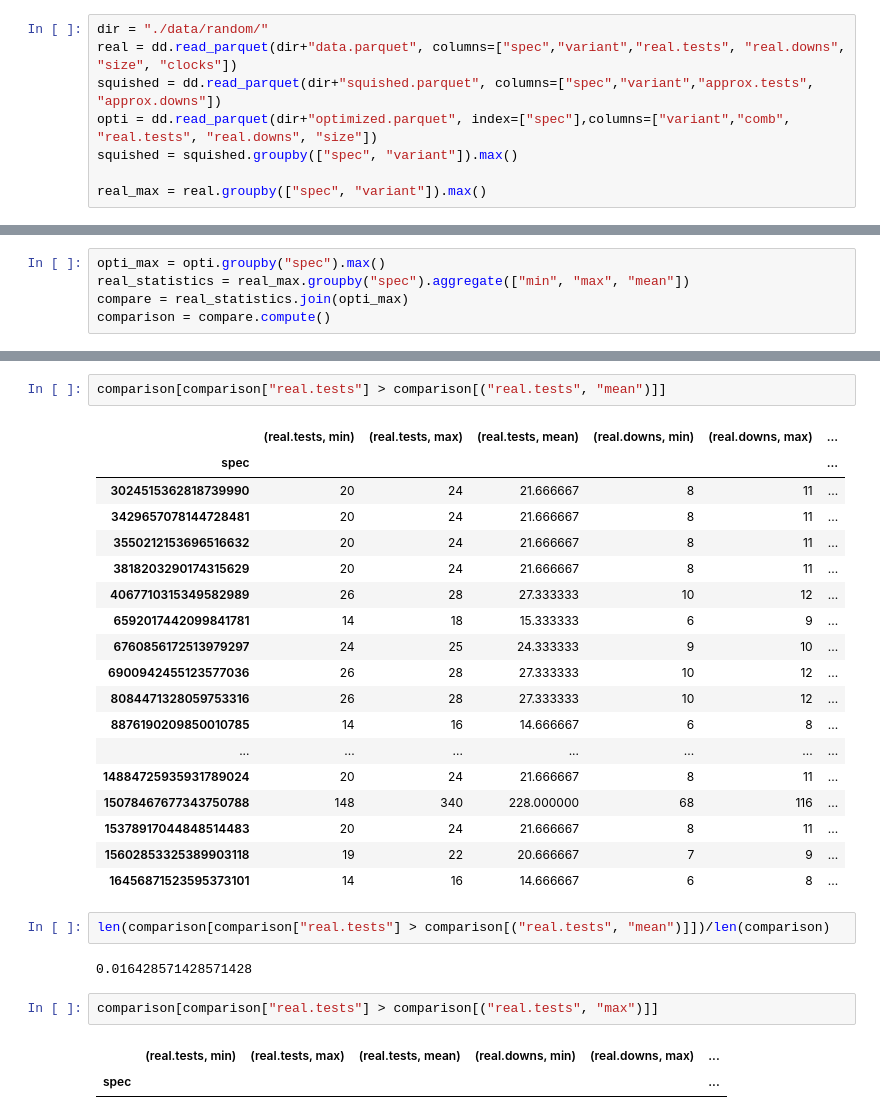
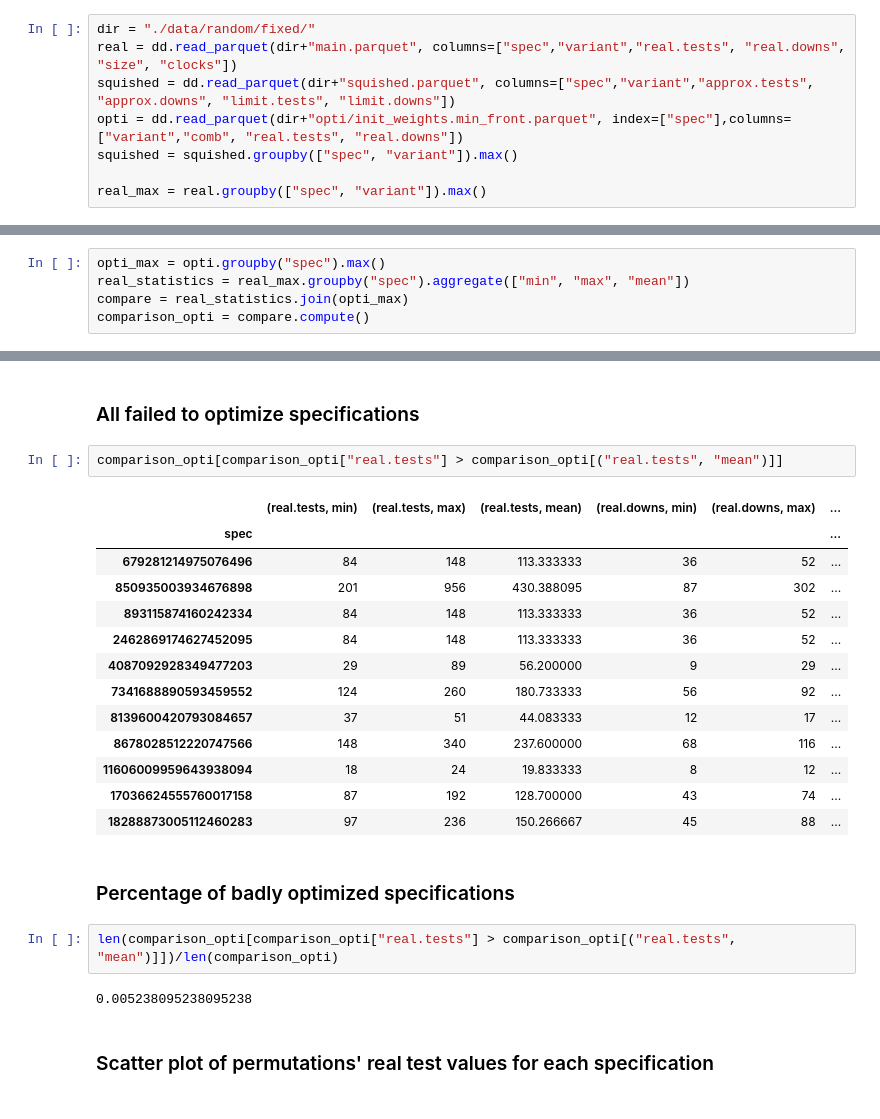
Before and after one commit to PaulRaUnite/ccsl-rs, a Jupyter notebook: plotter/comparison.ipynb, the cells around one changed output, grey strips where cells are left out. Saved outputs shown, nothing was run; the diff lists cells and outputs as text.

```diff
--- a/plotter/comparison.ipynb
+++ b/plotter/comparison.ipynb
@@ -3,10 +6,10 @@ import dask.dataframe as dd
 from IPython.core.interactiveshell import InteractiveShell
 InteractiveShell.ast_node_interactivity = "all"
 # %%
-dir = "./data/random/"
-real = dd.read_parquet(dir+"data.parquet", columns=["spec","variant","real.tests", "real.downs", "size", "clocks"])
-squished = dd.read_parquet(dir+"squished.parquet", columns=["spec","variant","approx.tests", "approx.downs"])
-opti = dd.read_parquet(dir+"optimized.parquet", index=["spec"],columns=["variant","comb", "real.tests", "real.downs", "size"])
+dir = "./data/random/fixed/"
+real = dd.read_parquet(dir+"main.parquet", columns=["spec","variant","real.tests", "real.downs", "size", "clocks"])
+squished = dd.read_parquet(dir+"squished.parquet", columns=["spec","variant","approx.tests", "approx.downs", "limit.tests", "limit.downs"])
+opti = dd.read_parquet(dir+"opti/init_weights.min_front.parquet", index=["spec"],columns=["variant","comb", "real.tests", "real.downs"])
 squished = squished.groupby(["spec", "variant"]).max()
 
 real_max = real.groupby(["spec", "variant"]).max()
@@ -27,4 +52,4 @@ comparison_squished = comparison_squished.sort_values("clocks")
 opti_max = opti.groupby("spec").max()
 real_statistics = real_max.groupby("spec").aggregate(["min", "max", "mean"])
 compare = real_statistics.join(opti_max)
-comparison = compare.compute()
+comparison_opti = compare.compute()
@@ -36,33 +79,29 @@ comparison[["real.tests", ("real.tests", "min"), ("real.tests", "mean"), ("real.
+# %% [markdown]
+### All failed to optimize specifications
 # %%
-comparison[comparison["real.tests"] > comparison[("real.tests", "mean")]]
+comparison_opti[comparison_opti["real.tests"] > comparison_opti[("real.tests", "mean")]]
 # %% [output]
 |  | (real.tests, min) | (real.tests, max) | (real.tests, mean) | (real.downs, min) | (real.downs, max) | ... |
 | spec |  |  |  |  |  | ... |
-| 3024515362818739990 | 20 | 24 | 21.666667 | 8 | 11 | ... |
-| 3429657078144728481 | 20 | 24 | 21.666667 | 8 | 11 | ... |
-| 3550212153696516632 | 20 | 24 | 21.666667 | 8 | 11 | ... |
-| 3818203290174315629 | 20 | 24 | 21.666667 | 8 | 11 | ... |
-| 4067710315349582989 | 26 | 28 | 27.333333 | 10 | 12 | ... |
-| 6592017442099841781 | 14 | 18 | 15.333333 | 6 | 9 | ... |
-| 6760856172513979297 | 24 | 25 | 24.333333 | 9 | 10 | ... |
-| 6900942455123577036 | 26 | 28 | 27.333333 | 10 | 12 | ... |
-| 8084471328059753316 | 26 | 28 | 27.333333 | 10 | 12 | ... |
-| 8876190209850010785 | 14 | 16 | 14.666667 | 6 | 8 | ... |
-| ... | ... | ... | ... | ... | ... | ... |
-| 14884725935931789024 | 20 | 24 | 21.666667 | 8 | 11 | ... |
-| 15078467677343750788 | 148 | 340 | 228.000000 | 68 | 116 | ... |
-| 15378917044848514483 | 20 | 24 | 21.666667 | 8 | 11 | ... |
-| 15602853325389903118 | 19 | 22 | 20.666667 | 7 | 9 | ... |
-| 16456871523595373101 | 14 | 16 | 14.666667 | 6 | 8 | ... |
+| 679281214975076496 | 84 | 148 | 113.333333 | 36 | 52 | ... |
+| 850935003934676898 | 201 | 956 | 430.388095 | 87 | 302 | ... |
+| 893115874160242334 | 84 | 148 | 113.333333 | 36 | 52 | ... |
+| 2462869174627452095 | 84 | 148 | 113.333333 | 36 | 52 | ... |
+| 4087092928349477203 | 29 | 89 | 56.200000 | 9 | 29 | ... |
+| 7341688890593459552 | 124 | 260 | 180.733333 | 56 | 92 | ... |
+| 8139600420793084657 | 37 | 51 | 44.083333 | 12 | 17 | ... |
+| 8678028512220747566 | 148 | 340 | 237.600000 | 68 | 116 | ... |
+| 11606009959643938094 | 18 | 24 | 19.833333 | 8 | 12 | ... |
+| 17036624555760017158 | 87 | 192 | 128.700000 | 43 | 74 | ... |
+| 18288873005112460283 | 97 | 236 | 150.266667 | 45 | 88 | ... |
+# %% [markdown]
+### Percentage of badly optimized specifications
 # %%
-len(comparison[comparison["real.tests"] > comparison[("real.tests", "mean")]])/len(comparison)
+len(comparison_opti[comparison_opti["real.tests"] > comparison_opti[("real.tests", "mean")]])/len(comparison_opti)
 # %% [output]
-0.016428571428571428
+0.005238095238095238
-# %%
-comparison[comparison["real.tests"] > comparison[("real.tests", "max")]]
-# %% [output]
-|  | (real.tests, min) | (real.tests, max) | (real.tests, mean) | (real.downs, min) | (real.downs, max) | ... |
-| spec |  |  |  |  |  | ... |
+# %% [markdown]
+### Scatter plot of permutations' real test values for each specification
 # %%
 frame = real_max.compute()
 frame.reset_index(inplace=True)
```
Also changed, not shown: parts of 62 cells of this notebook, 7 other files.
